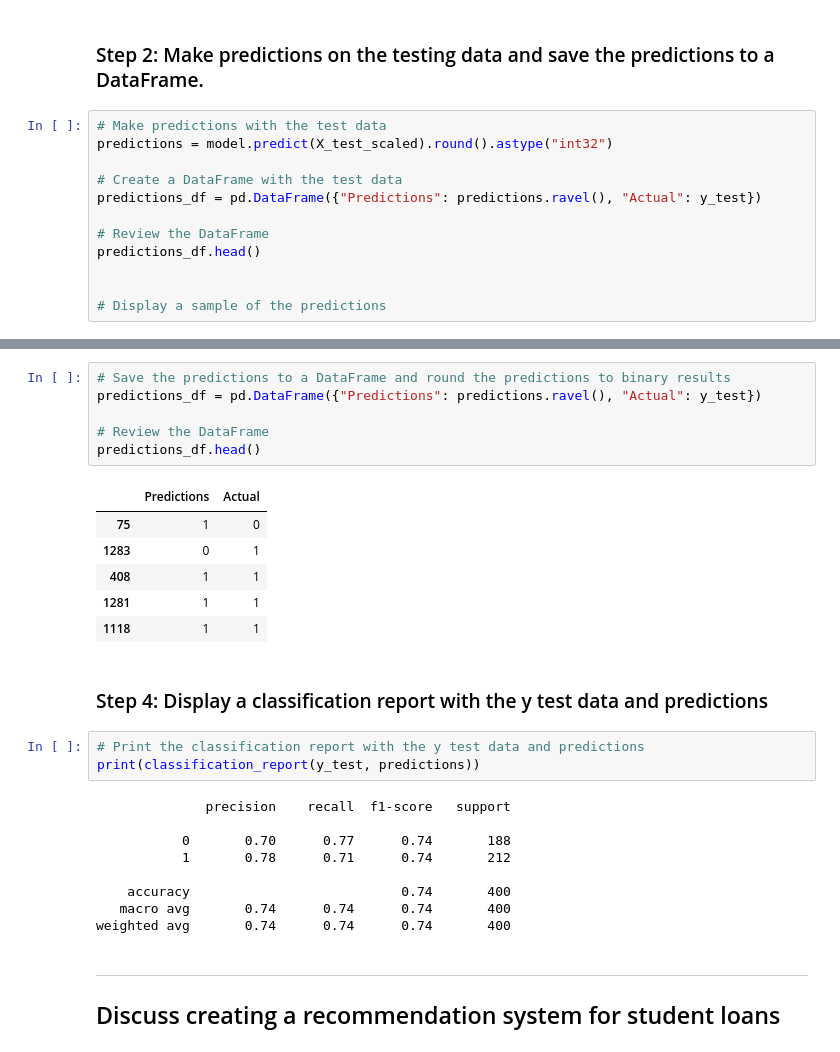
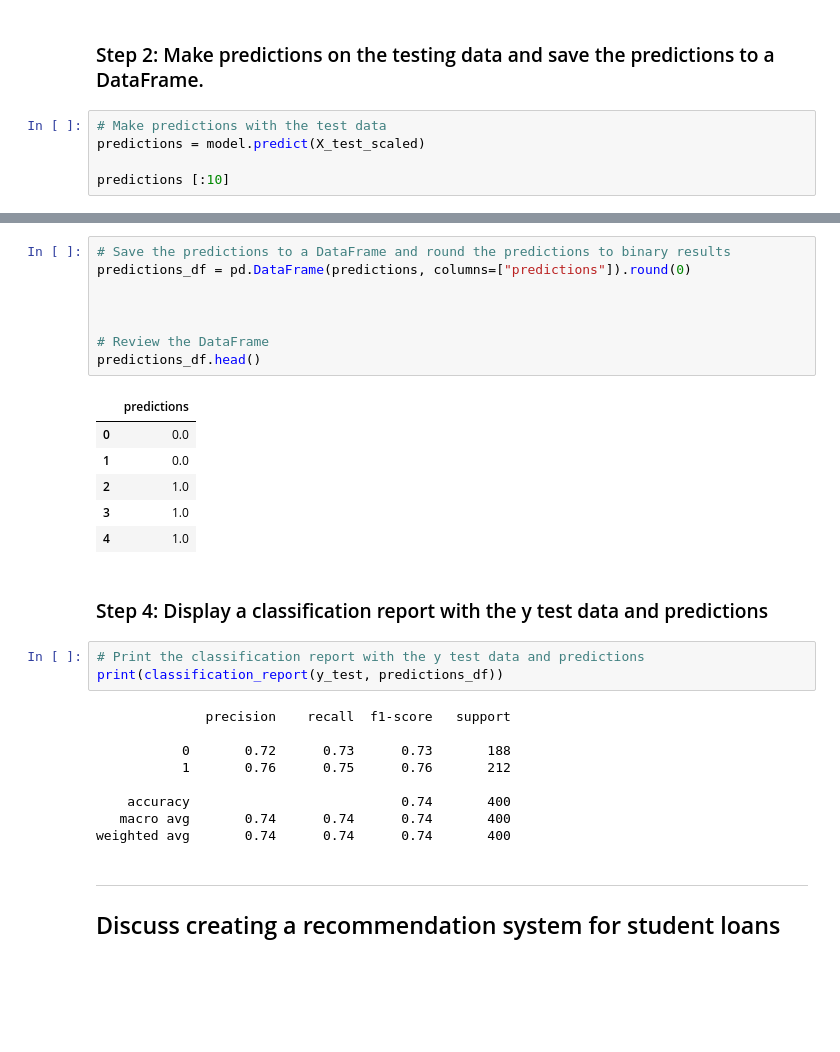
Before and after one commit to ushaprof/neural-network-challenge-1, a Jupyter notebook: student_loans_with_deep_learning.ipynb, the cells around one changed output, grey strips where cells are left out. Drawn from its saved outputs; the diff is of its cells as text; blank space fills up the shorter version.

```diff
--- a/student_loans_with_deep_learning.ipynb
+++ b/student_loans_with_deep_learning.ipynb
@@ -255,14 +245,7 @@ model = tf.keras.models.load_model(file_path)
 ### Step 2: Make predictions on the testing data and save the predictions to a DataFrame.
 # %%
 # Make predictions with the test data
-predictions = model.predict(X_test_scaled).round().astype("int32")
+predictions = model.predict(X_test_scaled)
 
-# Create a DataFrame with the test data
-predictions_df = pd.DataFrame({"Predictions": predictions.ravel(), "Actual": y_test})
-
-# Review the DataFrame
-predictions_df.head()
-
-
-# Display a sample of the predictions
+predictions [:10]
 # %% [output]
@@ -276,26 +263,28 @@ predictions_df.head()
 # %%
 # Save the predictions to a DataFrame and round the predictions to binary results
-predictions_df = pd.DataFrame({"Predictions": predictions.ravel(), "Actual": y_test})
+predictions_df = pd.DataFrame(predictions, columns=["predictions"]).round(0)
+
+
 
 # Review the DataFrame
 predictions_df.head()
 # %% [output]
-|  | Predictions | Actual |
-| 75 | 1 | 0 |
-| 1283 | 0 | 1 |
-| 408 | 1 | 1 |
-| 1281 | 1 | 1 |
-| 1118 | 1 | 1 |
+|  | predictions |
+| 0 | 0.0 |
+| 1 | 0.0 |
+| 2 | 1.0 |
+| 3 | 1.0 |
+| 4 | 1.0 |
 # %% [markdown]
 ### Step 4: Display a classification report with the y test data and predictions
 # %%
 # Print the classification report with the y test data and predictions
-print(classification_report(y_test, predictions))
+print(classification_report(y_test, predictions_df))
 # %% [output]
               precision    recall  f1-score   support
 
-           0       0.70      0.77      0.74       188
-           1       0.78      0.71      0.74       212
+           0       0.72      0.73      0.73       188
+           1       0.76      0.75      0.76       212
 
     accuracy                           0.74       400
    macro avg       0.74      0.74      0.74       400
```
Also changed, not shown: parts of 7 cells of this notebook.
